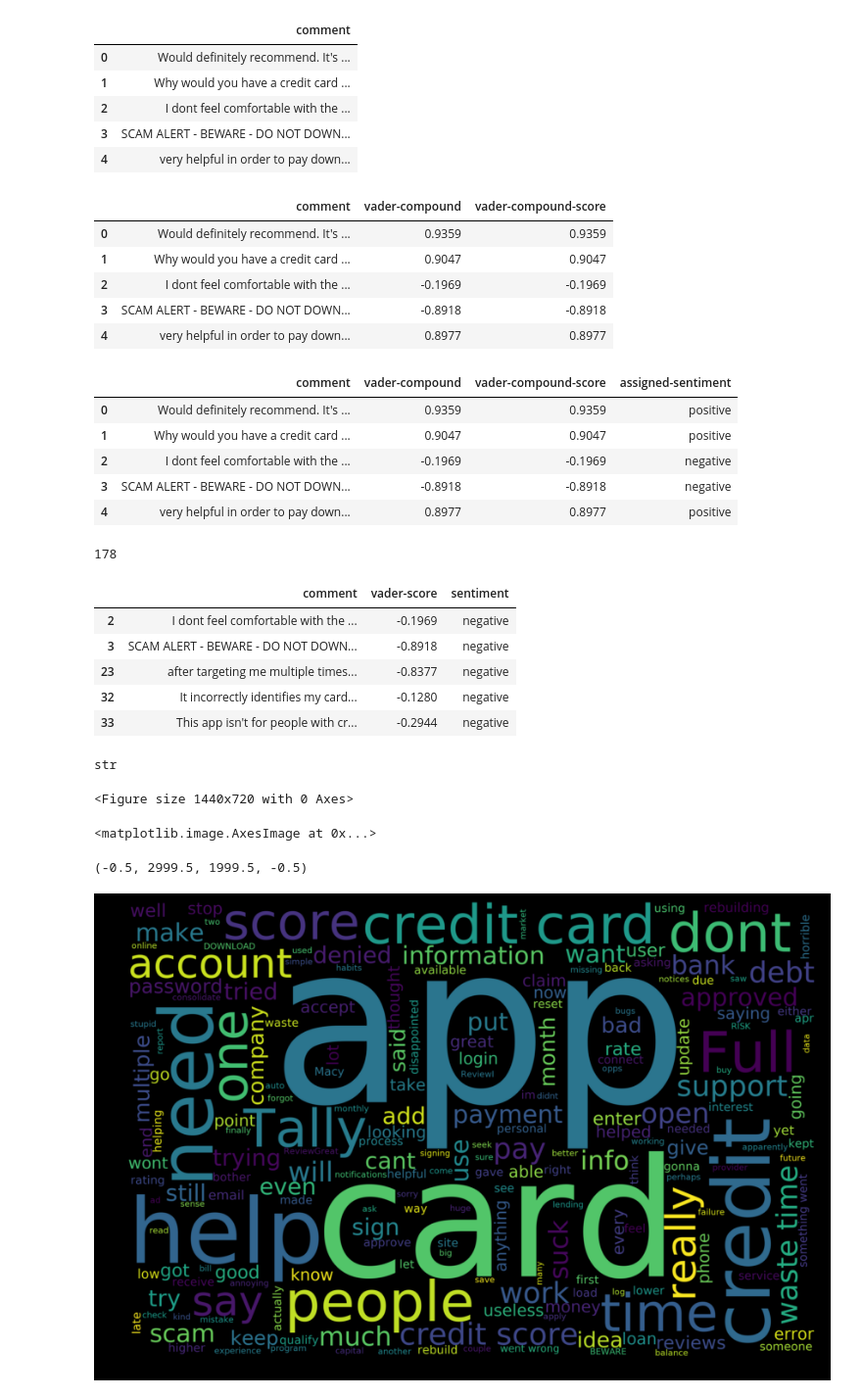
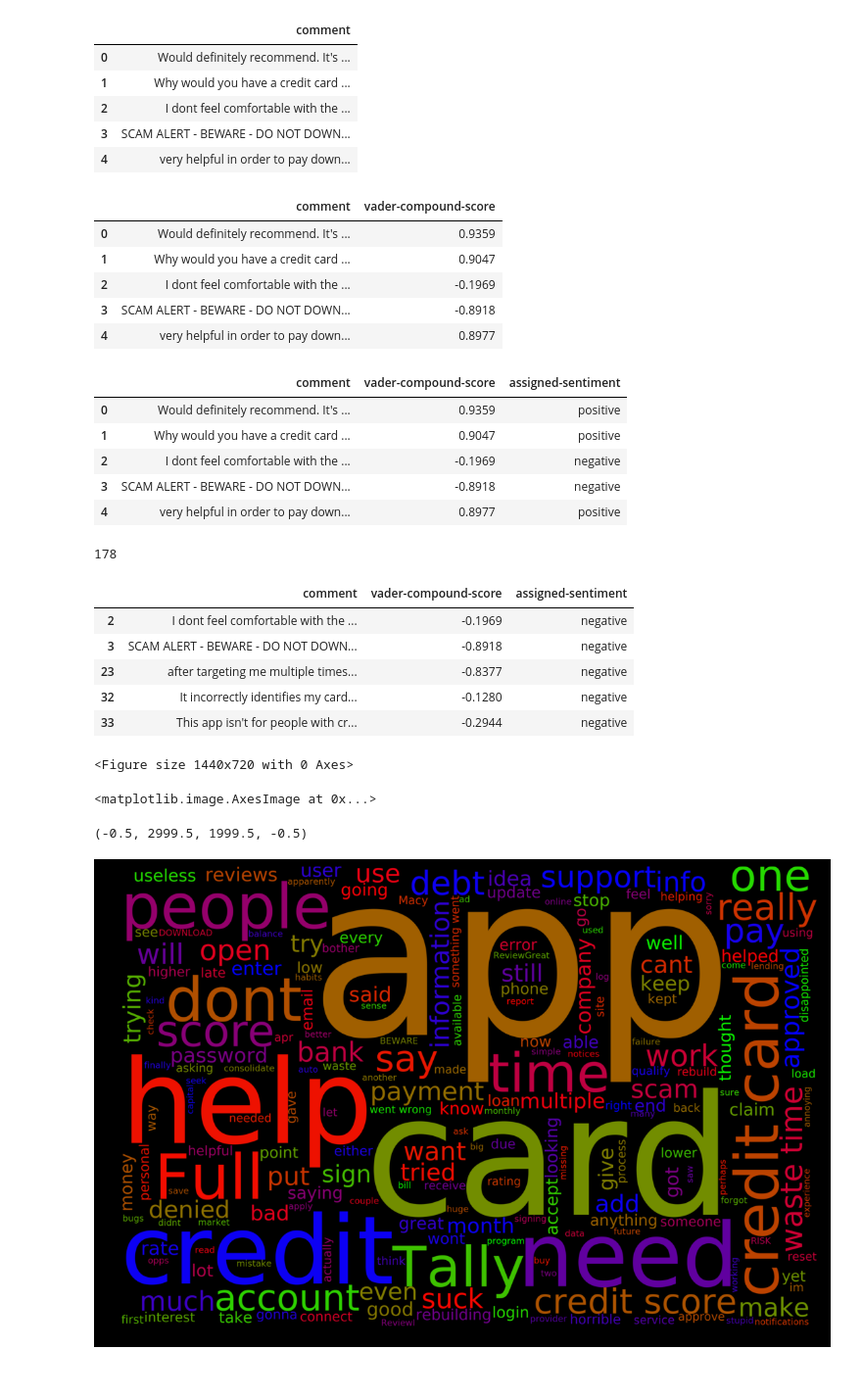
Before and after one commit to shashwatx/ps-miner, a Jupyter notebook: notebooks/SentimentAnalysis.ipynb, the cells around one changed output. Shown at 98% size. Saved outputs shown, nothing was run; the diff lists cells and outputs as text; code cells hidden in the pictures.

```diff
--- a/notebooks/SentimentAnalysis.ipynb
+++ b/notebooks/SentimentAnalysis.ipynb
@@ -8,6 +8,9 @@ from nltk.sentiment.vader import SentimentIntensityAnalyzer
 analyser = SentimentIntensityAnalyzer()
 from IPython.core.interactiveshell import InteractiveShell
 InteractiveShell.ast_node_interactivity = "all"
+
+# path to reviews
+inputFilePath='../data/app_29_Tally-Credit-Card-Debt-Payoff-Planner--Pay-Bills.csv'
 # %% [output]
 [nltk_data] Downloading package vader_lexicon to
 [nltk_data]     /home/shashwat/nltk_data...
@@ -16,5 +18,5 @@ True
 # %%
-reviews = pd.read_csv('../data/app_29_Tally-Credit-Card-Debt-Payoff-Planner--Pay-Bills.csv')
+reviews = pd.read_csv(inputFilePath)
 reviews = reviews.reset_index(drop = True)
 len(reviews)
 reviews.columns
@@ -44,12 +46,12 @@ reviews['vader-compound-score'] = reviews.apply(lambda review: analyser.polarity
 # %%
 reviews.head(5)
 # %% [output]
-|  | comment | vader-compound | vader-compound-score |
-| 0 | Would definitely recommend. It's ... | 0.9359 | 0.9359 |
-| 1 | Why would you have a credit card ... | 0.9047 | 0.9047 |
-| 2 | I dont feel comfortable with the ... | -0.1969 | -0.1969 |
-| 3 | SCAM ALERT - BEWARE - DO NOT DOWN... | -0.8918 | -0.8918 |
-| 4 | very helpful in order to pay down... | 0.8977 | 0.8977 |
+|  | comment | vader-compound-score |
+| 0 | Would definitely recommend. It's ... | 0.9359 |
+| 1 | Why would you have a credit card ... | 0.9047 |
+| 2 | I dont feel comfortable with the ... | -0.1969 |
+| 3 | SCAM ALERT - BEWARE - DO NOT DOWN... | -0.8918 |
+| 4 | very helpful in order to pay down... | 0.8977 |
 # %%
 def assignSentiment(compoundScore):
     if (compoundScore <= 0):
@@ -64,43 +65,42 @@ reviews['assigned-sentiment'] = reviews.apply(lambda review: assignSentiment(rev
 # %%
 reviews.head(5)
 # %% [output]
-|  | comment | vader-compound | vader-compound-score | assigned-sentiment |
-| 0 | Would definitely recommend. It's ... | 0.9359 | 0.9359 | positive |
-| 1 | Why would you have a credit card ... | 0.9047 | 0.9047 | positive |
-| 2 | I dont feel comfortable with the ... | -0.1969 | -0.1969 | negative |
-| 3 | SCAM ALERT - BEWARE - DO NOT DOWN... | -0.8918 | -0.8918 | negative |
-| 4 | very helpful in order to pay down... | 0.8977 | 0.8977 | positive |
+|  | comment | vader-compound-score | assigned-sentiment |
+| 0 | Would definitely recommend. It's ... | 0.9359 | positive |
+| 1 | Why would you have a credit card ... | 0.9047 | positive |
+| 2 | I dont feel comfortable with the ... | -0.1969 | negative |
+| 3 | SCAM ALERT - BEWARE - DO NOT DOWN... | -0.8918 | negative |
+| 4 | very helpful in order to pay down... | 0.8977 | positive |
 # %%
 negativeReviews=reviews[reviews['assigned-sentiment']=='negative']
+len(negativeReviews)
+# %% [output]
+178
 # %%
-len(negatives)
 pd.set_option('display.max_colwidth', -1)
-negatives.head(5)
-textSeq=''.join(negatives['comment'])
-type(textSeq)
+negativeReviews.head(5)
 # %% [output]
-178
-|  | comment | vader-score | sentiment |
+|  | comment | vader-compound-score | assigned-sentiment |
 | 2 | I dont feel comfortable with the ... | -0.1969 | negative |
 | 3 | SCAM ALERT - BEWARE - DO NOT DOWN... | -0.8918 | negative |
 | 23 | after targeting me multiple times... | -0.8377 | negative |
 | 32 | It incorrectly identifies my card... | -0.1280 | negative |
 | 33 | This app isn't for people with cr... | -0.2944 | negative |
-str
 # %%
+textSeq=''.join(negativeReviews['comment'])
 from wordcloud import WordCloud,STOPWORDS
 import matplotlib.pyplot as plt
 stopwords = set(STOPWORDS)
-wordcloud = WordCloud(stopwords=stopwords, background_color='black', width=3000, height=2000, font_path="/usr/share/fonts/truetype/tlwg/Waree.ttf").generate(textSeq)
+wordcloud = WordCloud(stopwords=stopwords, colormap='brg', background_color='black', width=3000, height=2000, font_path="/usr/share/fonts/truetype/tlwg/Waree.ttf").generate(textSeq)
 # %%
 plt.figure(figsize=(20,10), facecolor='k')
 plt.imshow(wordcloud, interpolation='bilinear')
 plt.axis('off')
-#plt.tight_layout(pad=0)
-#plt.show()
-plt.savefig('wordcloud_tally.png', facecolor='k', bbox_inches='tight')
+plt.tight_layout(pad=0)
+plt.show()
+#plt.savefig('wordcloud_tally.png', facecolor='k', bbox_inches='tight')
 # %% [output]
 <Figure size 1440x720 with 0 Axes>
 <matplotlib.image.AxesImage at 0x...>
 (-0.5, 2999.5, 1999.5, -0.5)
-[figure, old version]
+[figure, new version]
```
Also changed, not shown: parts of 2 cells of this notebook.
